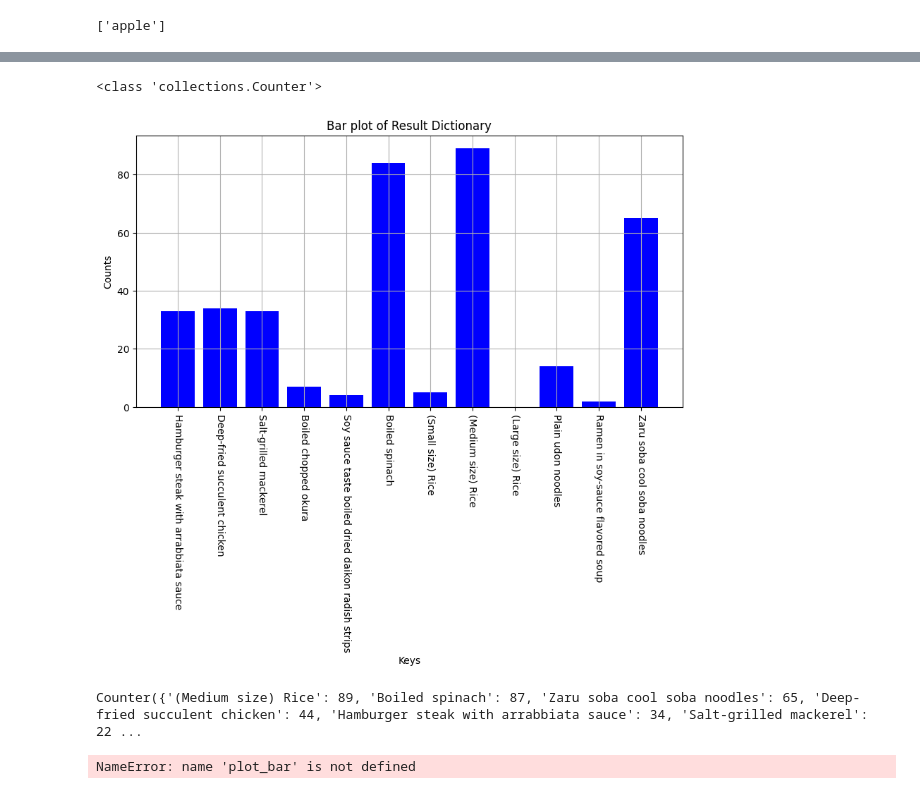
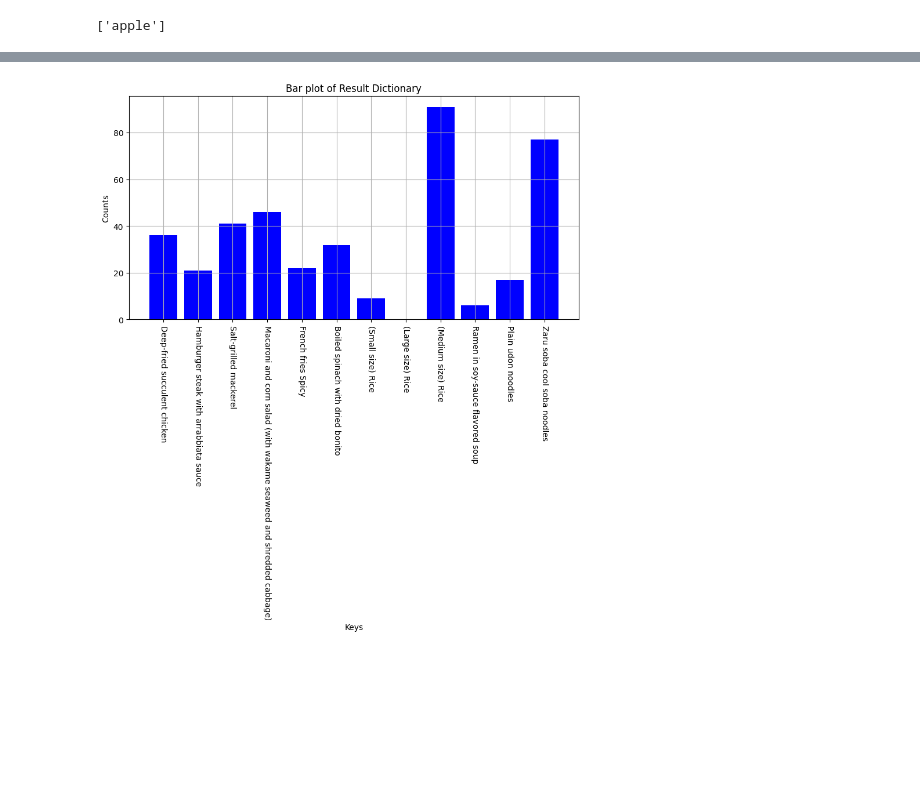
Before and after one commit to BumbuShoji/grad, a Jupyter notebook: 0514_01.ipynb, the cells around one changed output, grey strips where cells are left out. Drawn from its saved outputs; the diff is of its cells as text; code cells hidden in the pictures; blank space fills up the shorter version.

```diff
--- a/0514_01.ipynb
+++ b/0514_01.ipynb
@@ -248,18 +215,11 @@ plot_bar(dict_1)
-# %%
-dict_1 = count_number(df_1)
-print(type(dict_1))
-
-plot_bar(dict_1)
-# %% [output]
-<class 'collections.Counter'>
-[figure, removed]
 # %%
 df_2 = buffet_vegetable_preference(prompt,100)
-df_2.head()
-result_dict_2 = count_number(df_2)
+
+dict_2 = count_number(df_2)
+
+plot_bar(dict_2)
 # %% [output]
-Counter({'(Medium size) Rice': 89, 'Boiled spinach': 87, 'Zaru soba cool soba noodles': 65, 'Deep-fried succulent chicken': 44, 'Hamburger steak with arrabbiata sauce': 34, 'Salt-grilled mackerel': 22 ...
-NameError: name 'plot_bar' is not defined
+[figure, added]
 # %%
 df_3 = buffet_vegetable_preference(prompt,100)
 df_3.head()
```
Also changed, not shown: parts of 22 cells of this notebook, 9 other files.
